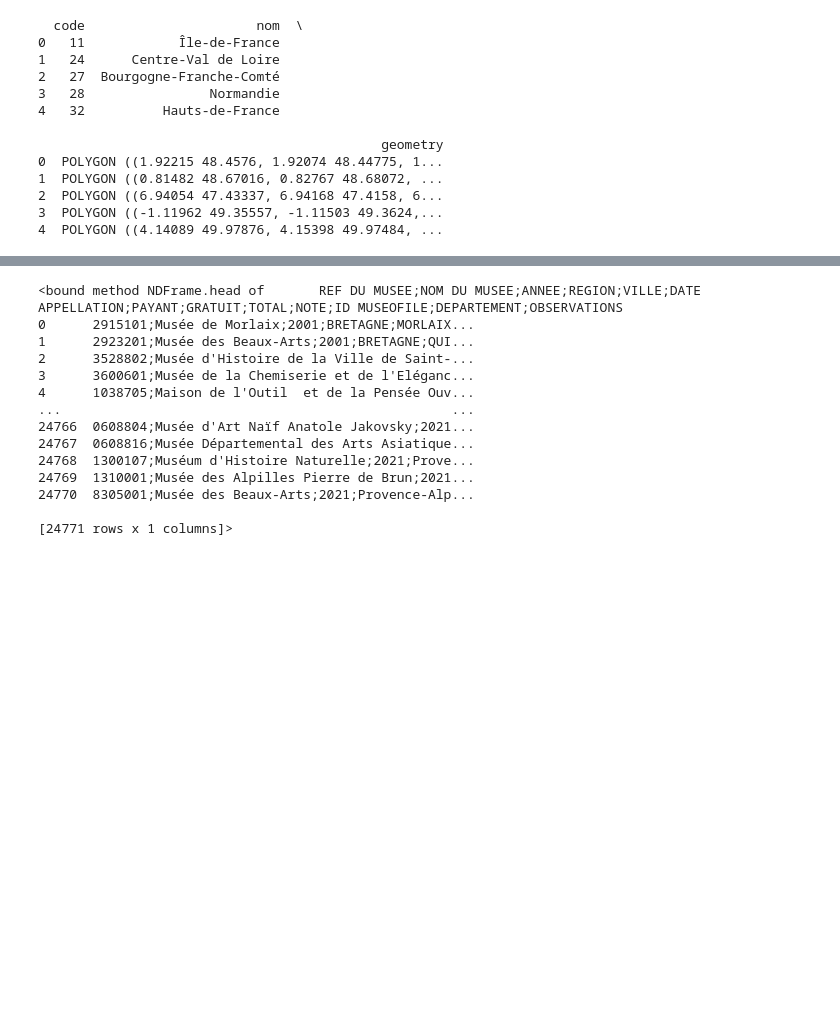
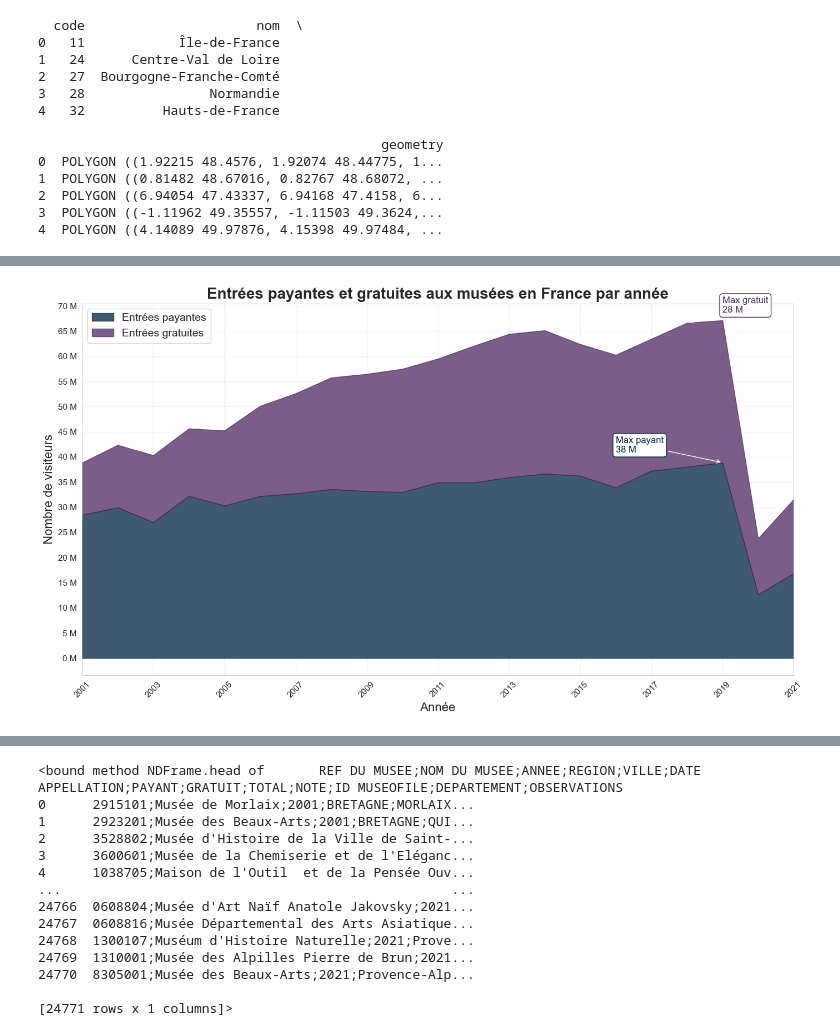
Before and after one commit to SandraRiner/offre_culturelle, a Jupyter notebook: notebook/dataexploration.ipynb, the cells around one changed output, grey strips where cells are left out. Cells and saved outputs as stored; diff of their text form; code cells hidden in the pictures; blank space fills up the shorter version.

```diff
--- a/notebook/dataexploration.ipynb
+++ b/notebook/dataexploration.ipynb
@@ -398 +763,94 @@ data/museecleaned.csv
+# %%
+import pandas as pd
+import matplotlib.pyplot as plt
+from matplotlib.ticker import FuncFormatter, MultipleLocator
+import seaborn as sns
+
+sns.set_style("whitegrid")
+
+df = pd.read_csv("data/frequentation-des-musees-de-france.csv", sep=";", dtype=str)
+
+df.columns = [col.strip().lower() for col in df.columns]
+df = df.loc[:, ~df.columns.duplicated()]
+
+df['annee'] = pd.to_numeric(df['annee'], errors='coerce')
+df['payant'] = pd.to_numeric(df['payant'], errors='coerce')
+df['gratuit'] = pd.to_numeric(df['gratuit'], errors='coerce')
+
+df_clean = df.dropna(subset=['annee', 'payant', 'gratuit'])
+
+agg_annee = df_clean.groupby('annee')[['payant', 'gratuit']].sum().reset_index()
+agg_annee = agg_annee.sort_values('annee')
+
+plt.figure(figsize=(14, 8))
+
+# Palette personnalisée avec tes couleurs
+colors = ["#002244", "#4F2860"]
+
+plt.fill_between(
+    agg_annee['annee'],
+    agg_annee['payant'],
+    color=colors[0],
+    alpha=0.75,
+    label='Entrées payantes'
+)
+
+plt.fill_between(
+    agg_annee['annee'],
+    agg_annee['payant'] + agg_annee['gratuit'],
+    agg_annee['payant'],
+    color=colors[1],
+    alpha=0.75,
+    label='Entrées gratuites'
+)
+
+formatter = FuncFormatter(lambda x, _: f'{int(x/1_000_000)} M')
+plt.gca().yaxis.set_major_formatter(formatter)
+plt.gca().yaxis.set_major_locator(MultipleLocator(5_000_000))
+
+start, end = agg_annee['annee'].min(), agg_annee['annee'].max()
+plt.xticks(range(start, end + 1, 2), rotation=45)
+
+# Fixer les limites de l'axe X pour supprimer l'espace à gauche et droite
+plt.xlim(start, end)
+
+plt.title("Entrées payantes et gratuites aux musées en France par année", fontsize=20, fontweight='bold')
+plt.xlabel("Année", fontsize=16)
+plt.ylabel("Nombre de visiteurs", fontsize=16)
+plt.legend(fontsize=14, loc='upper left', frameon=True)
+
+plt.grid(alpha=0.25)
+
+# Annotations des pics
+
+idx_payant_max = agg_annee['payant'].idxmax()
+x_payant_max = agg_annee.loc[idx_payant_max, 'annee']
+y_payant_max = agg_annee.loc[idx_payant_max, 'payant']
+plt.annotate(
+    f'Max payant\n{int(y_payant_max/1_000_000)} M',
+    xy=(x_payant_max, y_payant_max),
+    xytext=(x_payant_max-3, y_payant_max+2_000_000),
+    arrowprops=dict(facecolor=colors[0], arrowstyle="->"),
+    fontsize=12,
+    color=colors[0],
+    bbox=dict(boxstyle="round,pad=0.3", fc="white", ec=colors[0], lw=1)
+)
+
+idx_gratuit_max = agg_annee['gratuit'].idxmax()
+x_gratuit_max = agg_annee.loc[idx_gratuit_max, 'annee']
+y_gratuit_max = agg_annee.loc[idx_gratuit_max, 'payant'] + agg_annee.loc[idx_gratuit_max, 'gratuit']
+plt.annotate(
+    f'Max gratuit\n{int(agg_annee.loc[idx_gratuit_max, "gratuit"]/1_000_000)} M',
+    xy=(x_gratuit_max, y_gratuit_max),
+    xytext=(x_gratuit_max+1, y_gratuit_max+2_000_000),
+    arrowprops=dict(facecolor=colors[1], arrowstyle="->"),
+    fontsize=12,
+    color=colors[1],
+    bbox=dict(boxstyle="round,pad=0.3", fc="white", ec=colors[1], lw=1)
+)
+
+plt.tight_layout()
+plt.show()
+# %% [output]
+[figure, added]
 # %%
```
Also changed, not shown: parts of 33 cells of this notebook, 1 other file.
